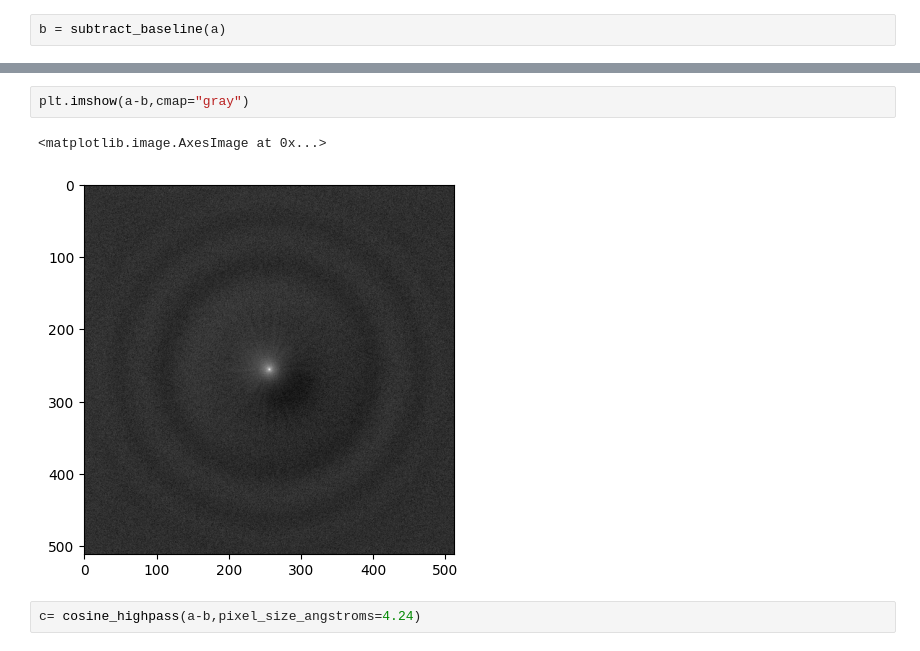
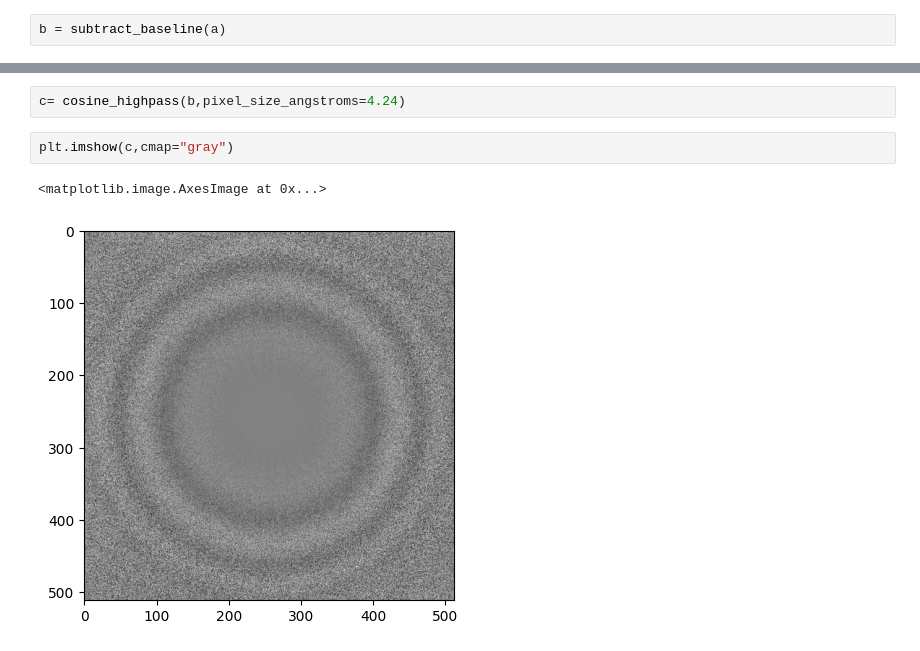
Before and after one commit to jojoelfe/contrasttransferfunction, a Jupyter notebook: examples/spectrum_utils.ipynb, the cells around one changed output, grey strips where cells are left out. Cells and saved outputs as stored; diff of their text form.

```diff
--- a/examples/spectrum_utils.ipynb
+++ b/examples/spectrum_utils.ipynb
@@ -34,7 +33,7 @@ plt.imshow(b,cmap="gray")
+# %%
+c= cosine_highpass(b,pixel_size_angstroms=4.24)
 # %%
-plt.imshow(a-b,cmap="gray")
+plt.imshow(c,cmap="gray")
 # %% [output]
 <matplotlib.image.AxesImage at 0x...>
-[figure, old version]
+[figure, new version]
-# %%
-c= cosine_highpass(a-b,pixel_size_angstroms=4.24)
```
Also changed, not shown: parts of 6 cells of this notebook, 9 other files.
